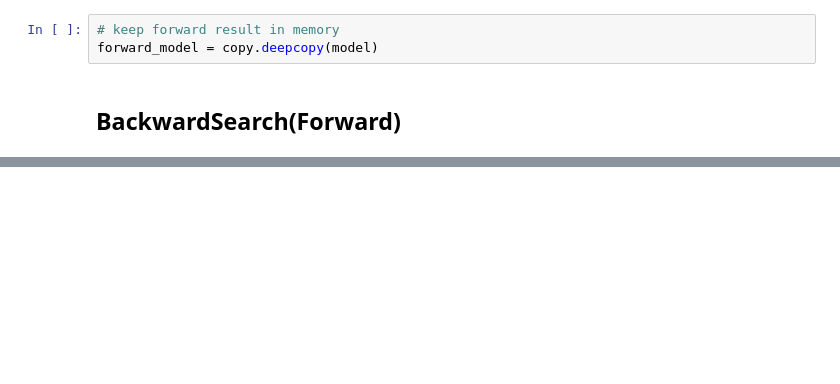
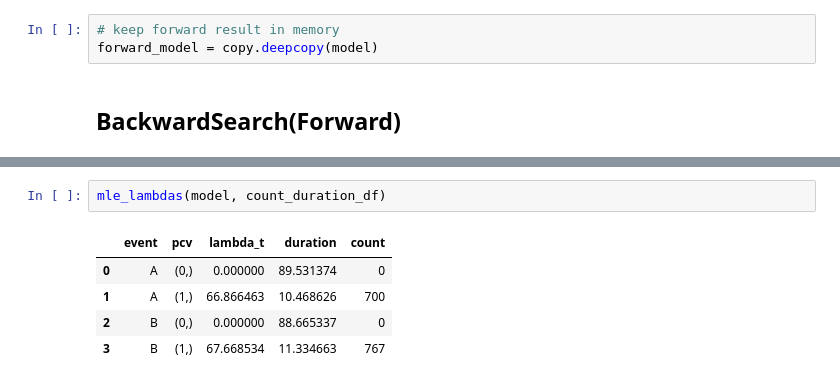
Before and after one commit to mok33/GMEs_experiments, a Jupyter notebook: RTGEM_L.ipynb, the cells around one changed output, grey strips where cells are left out. Cells and saved outputs as stored; diff of their text form; blank space fills up the shorter version.

```diff
--- a/RTGEM_L.ipynb
+++ b/RTGEM_L.ipynb
@@ -358,0 +379,8 @@ iteration number: 17: scoreBIC = 6996.154825792797
+# %%
+mle_lambdas(model, count_duration_df)
+# %% [output]
+|  | event | pcv | lambda_t | duration | count |
+| 0 | A | (0,) | 0.000000 | 89.531374 | 0 |
+| 1 | A | (1,) | 66.866463 | 10.468626 | 700 |
+| 2 | B | (0,) | 0.000000 | 88.665337 | 0 |
+| 3 | B | (1,) | 67.668534 | 11.334663 | 767 |
```
Also changed, not shown: parts of 34 cells of this notebook, 3 other files.
